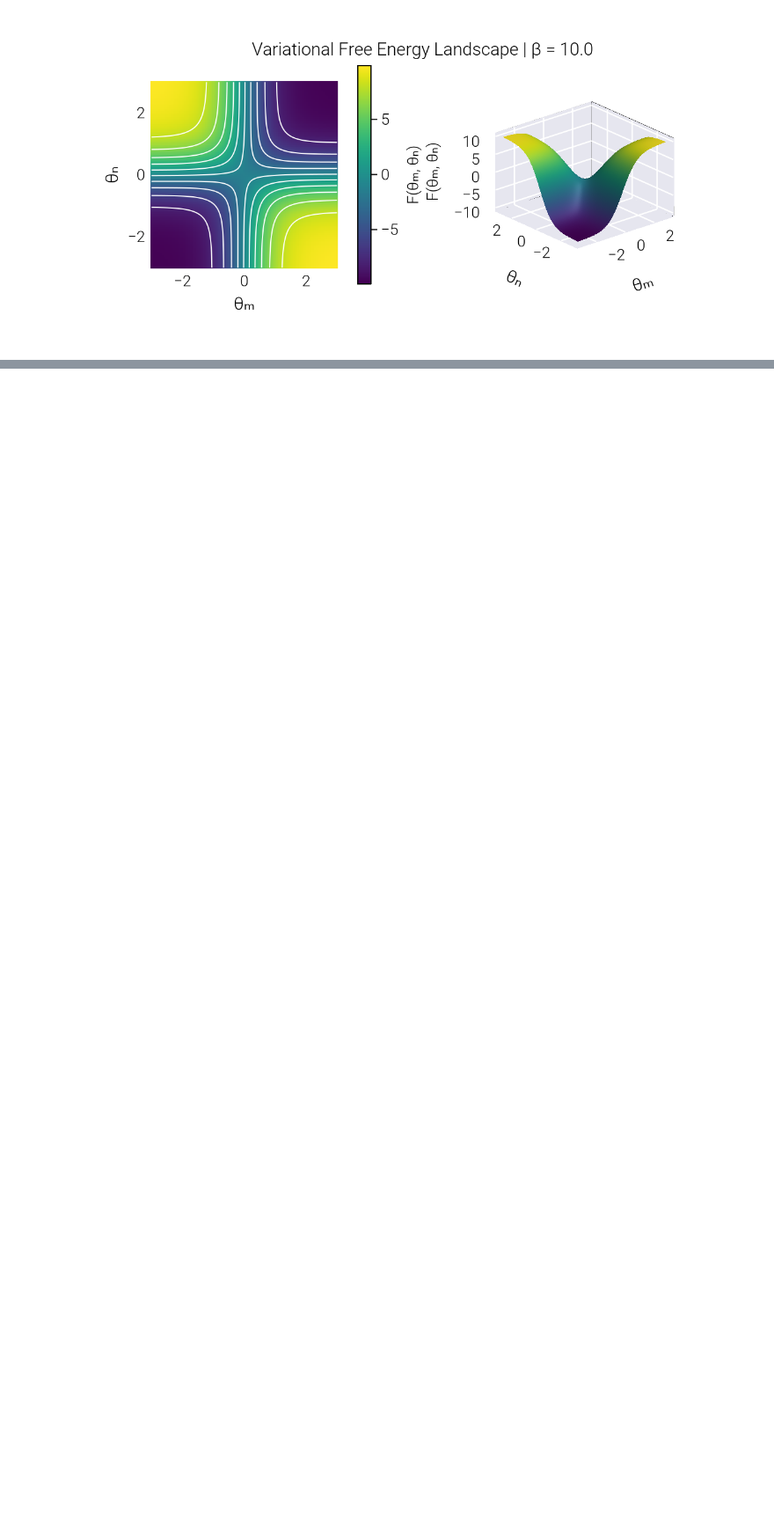
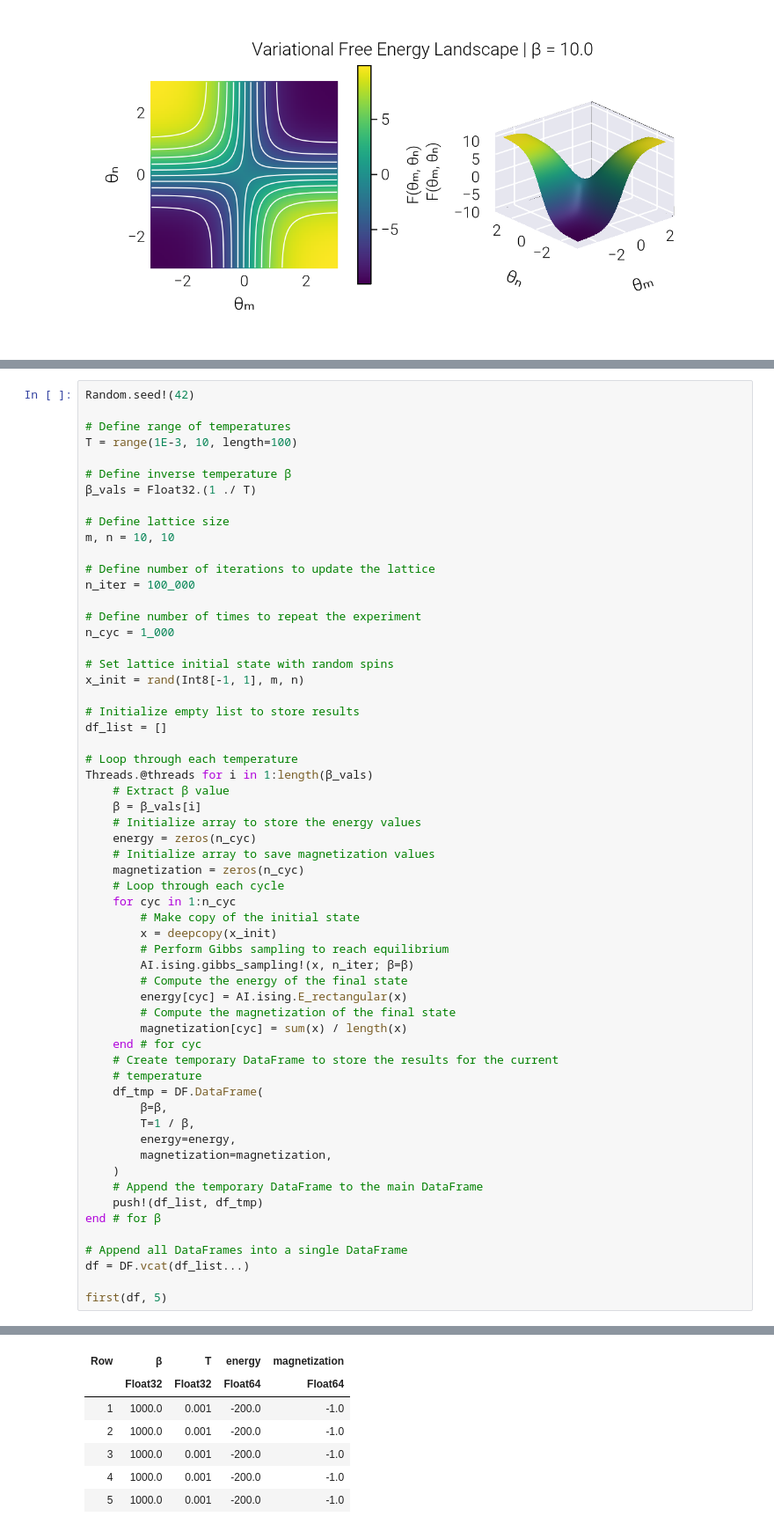
Before and after one commit to mrazomej/active_inference_tutorials, a Jupyter notebook: code/exploratory/ising_model_vfe.ipynb, the cells around one changed output, grey strips where cells are left out. Shown at 88% size. Saved outputs shown, nothing was run; the diff lists cells and outputs as text; blank space fills up the shorter version.

Commit message:
working on VFE approx to Ising

```diff
--- a/code/exploratory/ising_model_vfe.ipynb
+++ b/code/exploratory/ising_model_vfe.ipynb
@@ -480,0 +755,60 @@ fig
+# %%
+Random.seed!(42)
+
+# Define range of temperatures
+T = range(1E-3, 10, length=100)
+
+# Define inverse temperature β
+β_vals = Float32.(1 ./ T)
+
+# Define lattice size
+m, n = 10, 10
+
+# Define number of iterations to update the lattice
+n_iter = 100_000
+
+# Define number of times to repeat the experiment
+n_cyc = 1_000
+
+# Set lattice initial state with random spins
+x_init = rand(Int8[-1, 1], m, n)
+
+# Initialize empty list to store results
+df_list = []
+
+# Loop through each temperature
+Threads.@threads for i in 1:length(β_vals)
+    # Extract β value
+    β = β_vals[i]
+    # Initialize array to store the energy values
+    energy = zeros(n_cyc)
+    # Initialize array to save magnetization values
+    magnetization = zeros(n_cyc)
+    # Loop through each cycle
+    for cyc in 1:n_cyc
+        # Make copy of the initial state
+        x = deepcopy(x_init)
+        # Perform Gibbs sampling to reach equilibrium
+        AI.ising.gibbs_sampling!(x, n_iter; β=β)
+        # Compute the energy of the final state
+        energy[cyc] = AI.ising.E_rectangular(x)
+        # Compute the magnetization of the final state
+        magnetization[cyc] = sum(x) / length(x)
+    end # for cyc
+    # Create temporary DataFrame to store the results for the current
+    # temperature
+    df_tmp = DF.DataFrame(
+        β=β,
+        T=1 / β,
+        energy=energy,
+        magnetization=magnetization,
+    )
+    # Append the temporary DataFrame to the main DataFrame
+    push!(df_list, df_tmp)
+end # for β
+
+# Append all DataFrames into a single DataFrame
+df = DF.vcat(df_list...)
+
+first(df, 5)
+# %% [output]
@@ -480,0 +816,7 @@ fig
+| Row | β | T | energy | magnetization |
+|  | Float32 | Float32 | Float64 | Float64 |
+| 1 | 1000.0 | 0.001 | -200.0 | -1.0 |
+| 2 | 1000.0 | 0.001 | -200.0 | -1.0 |
+| 3 | 1000.0 | 0.001 | -200.0 | -1.0 |
+| 4 | 1000.0 | 0.001 | -200.0 | -1.0 |
+| 5 | 1000.0 | 0.001 | -200.0 | -1.0 |
```
Also changed, not shown: parts of 14 cells of this notebook.
